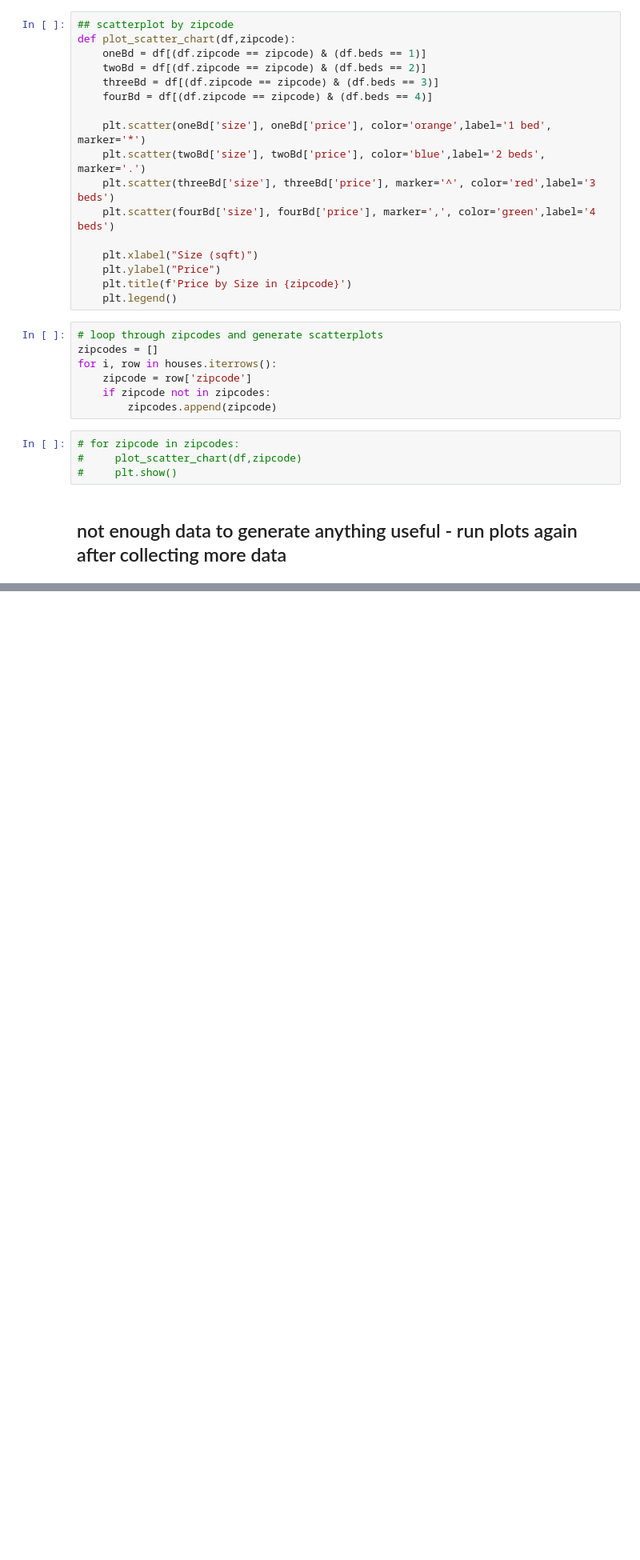
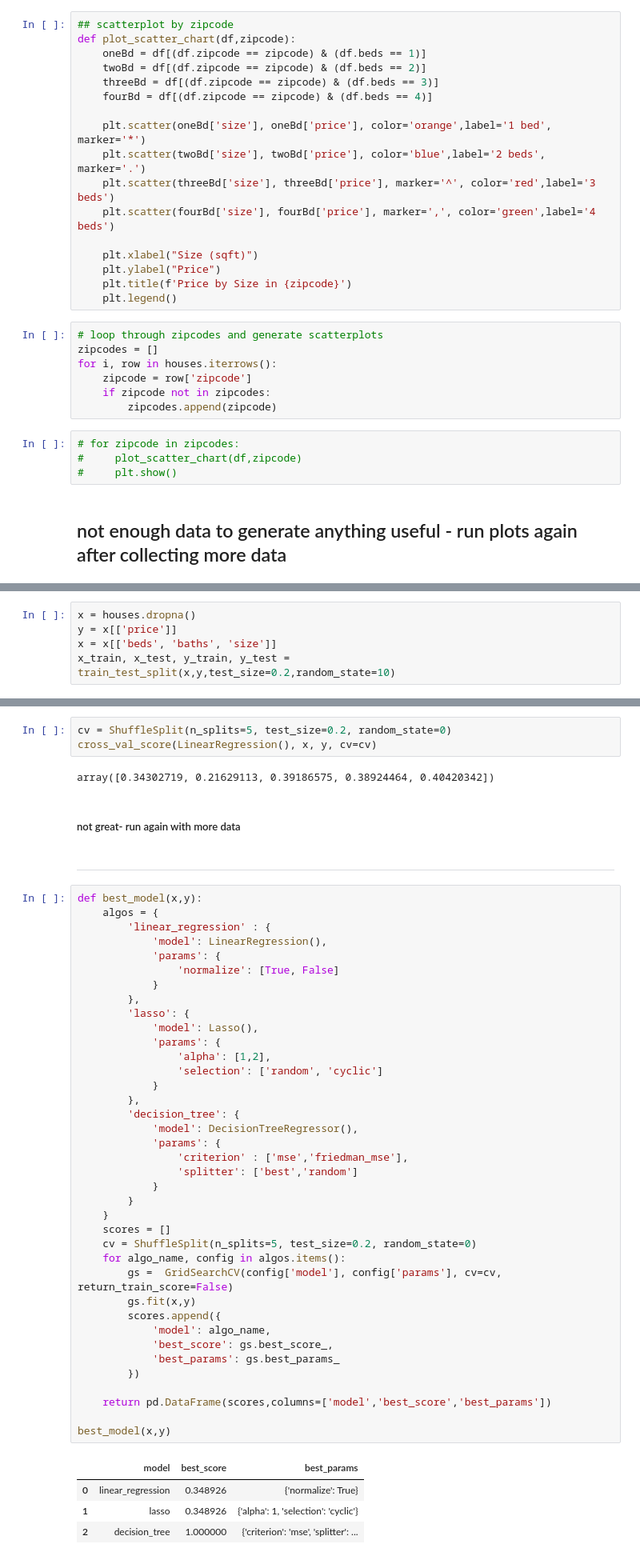
Before and after one commit to Mvhaynes/dallas-house-prices, a Jupyter notebook: dallas_housing_market.ipynb, the cells around one changed output, grey strips where cells are left out. Shown at 80% size. Drawn from its saved outputs; the diff is of its cells as text; blank space fills up the shorter version.

```diff
--- a/dallas_housing_market.ipynb
+++ b/dallas_housing_market.ipynb
@@ -258,0 +294,5 @@ for i, row in houses.iterrows():
+# %%
+x = houses.dropna()
+y = x[['price']]
+x = x[['beds', 'baths', 'size']]
+x_train, x_test, y_train, y_test = train_test_split(x,y,test_size=0.2,random_state=10)
@@ -258,0 +305,52 @@ for i, row in houses.iterrows():
+# %%
+cv = ShuffleSplit(n_splits=5, test_size=0.2, random_state=0)
+cross_val_score(LinearRegression(), x, y, cv=cv)
+# %% [output]
+array([0.34302719, 0.21629113, 0.39186575, 0.38924464, 0.40420342])
+# %% [markdown]
+##### not great- run again with more data
+# %% [markdown]
+----
+# %%
+def best_model(x,y):
+    algos = {
+        'linear_regression' : {
+            'model': LinearRegression(),
+            'params': {
+                'normalize': [True, False]
+            }
+        },
+        'lasso': {
+            'model': Lasso(),
+            'params': {
+                'alpha': [1,2],
+                'selection': ['random', 'cyclic']
+            }
+        },
+        'decision_tree': {
+            'model': DecisionTreeRegressor(),
+            'params': {
+                'criterion' : ['mse','friedman_mse'],
+                'splitter': ['best','random']
+            }
+        }
+    }
+    scores = []
+    cv = ShuffleSplit(n_splits=5, test_size=0.2, random_state=0)
+    for algo_name, config in algos.items():
+        gs =  GridSearchCV(config['model'], config['params'], cv=cv, return_train_score=False)
+        gs.fit(x,y)
+        scores.append({
+            'model': algo_name,
+            'best_score': gs.best_score_,
+            'best_params': gs.best_params_
+        })
+
+    return pd.DataFrame(scores,columns=['model','best_score','best_params'])
+
+best_model(x,y)
+# %% [output]
+|  | model | best_score | best_params |
+| 0 | linear_regression | 0.348926 | {'normalize': True} |
+| 1 | lasso | 0.348926 | {'alpha': 1, 'selection': 'cyclic'} |
+| 2 | decision_tree | 1.000000 | {'criterion': 'mse', 'splitter': ... |
```
Also changed, not shown: parts of 9 cells of this notebook.
